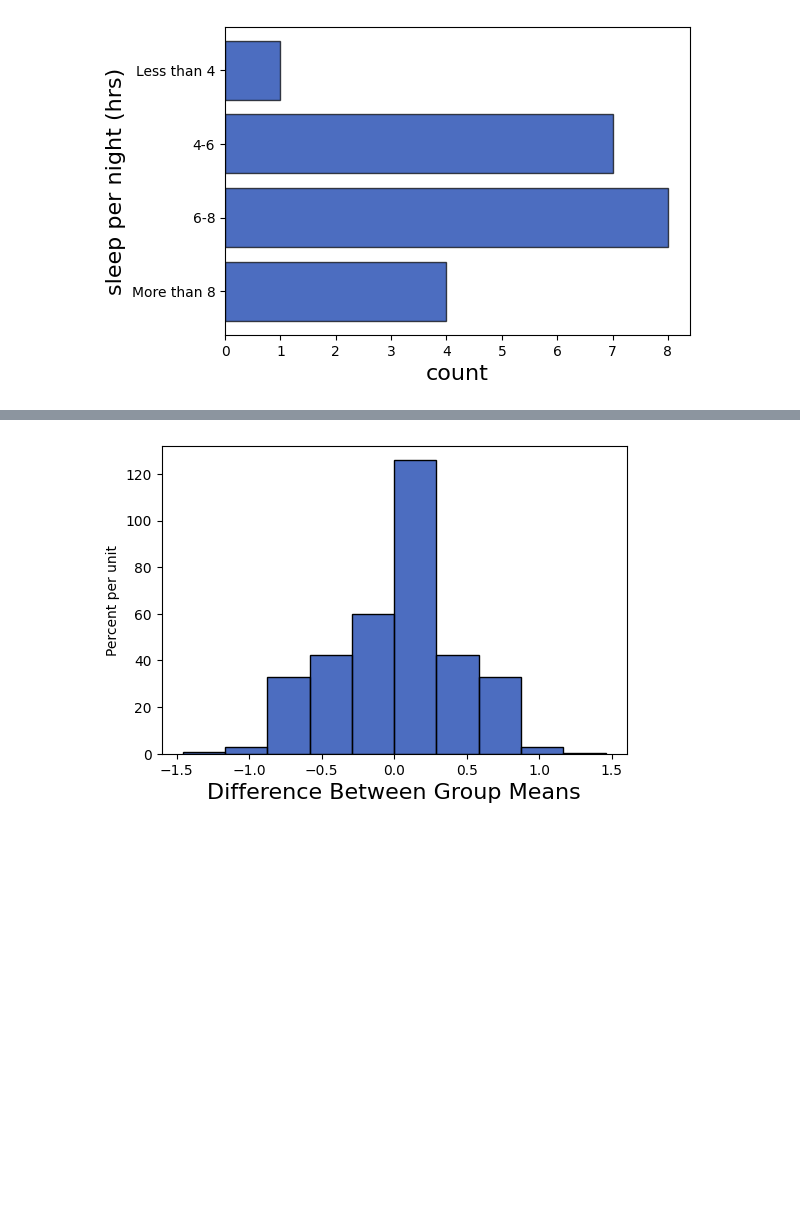
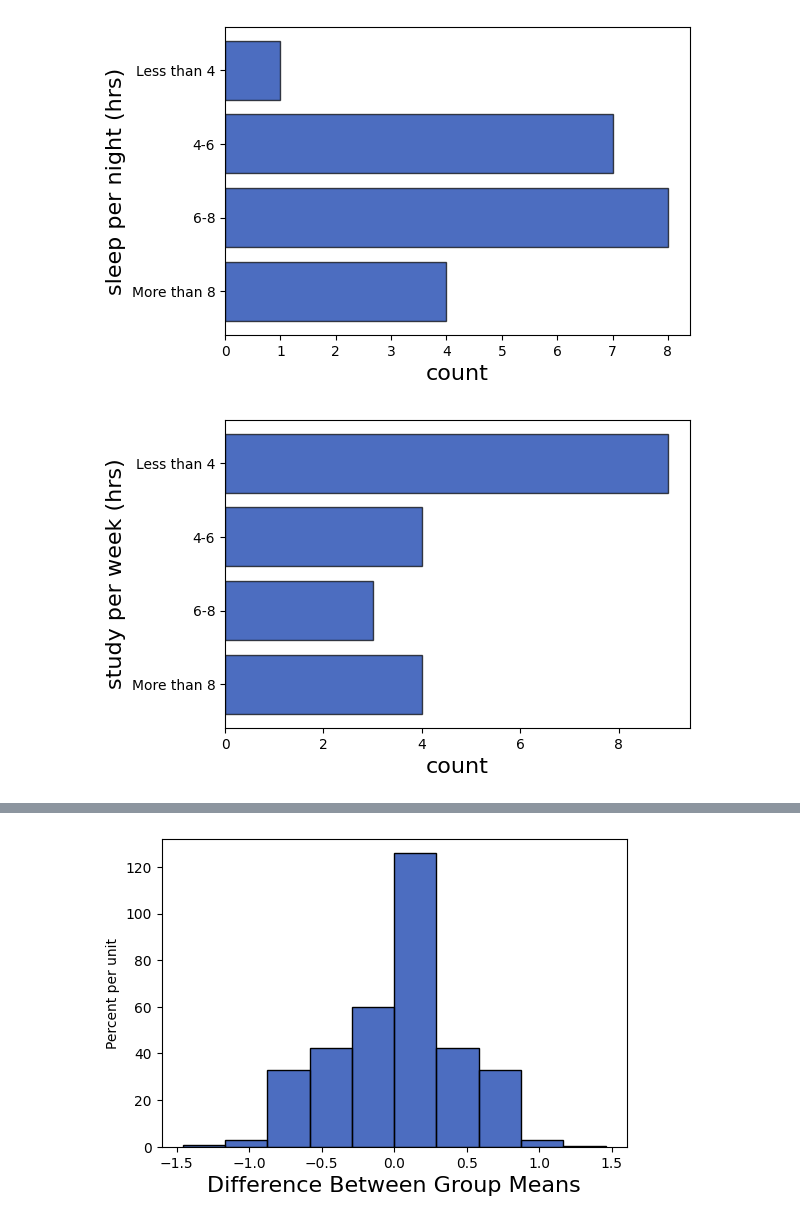
Before and after one commit to Glocktopus/25-fall-intro, a Jupyter notebook: final_project/project_3_nb.ipynb, the cells around one changed output, grey strips where cells are left out. Drawn from its saved outputs; the diff is of its cells as text; code cells hidden in the pictures; blank space fills up the shorter version.

```diff
--- a/final_project/project_3_nb.ipynb
+++ b/final_project/project_3_nb.ipynb
@@ -26,3 +26,7 @@ sleep_study_tbl
 sleep_study_tbl.group('sleep per night (hrs)').with_column('min_hour', [4,6,0,8]).sort('min_hour').drop('min_hour').barh('sleep per night (hrs)')
 # %% [output]
 [figure]
+# %%
+sleep_study_tbl.group('study per week (hrs)').with_column('min_hour', [4,6,0,8]).sort('min_hour').drop('min_hour').barh('study per week (hrs)')
+# %% [output]
+[figure, added]
```
Also changed, not shown: parts of 1 cell of this notebook.
